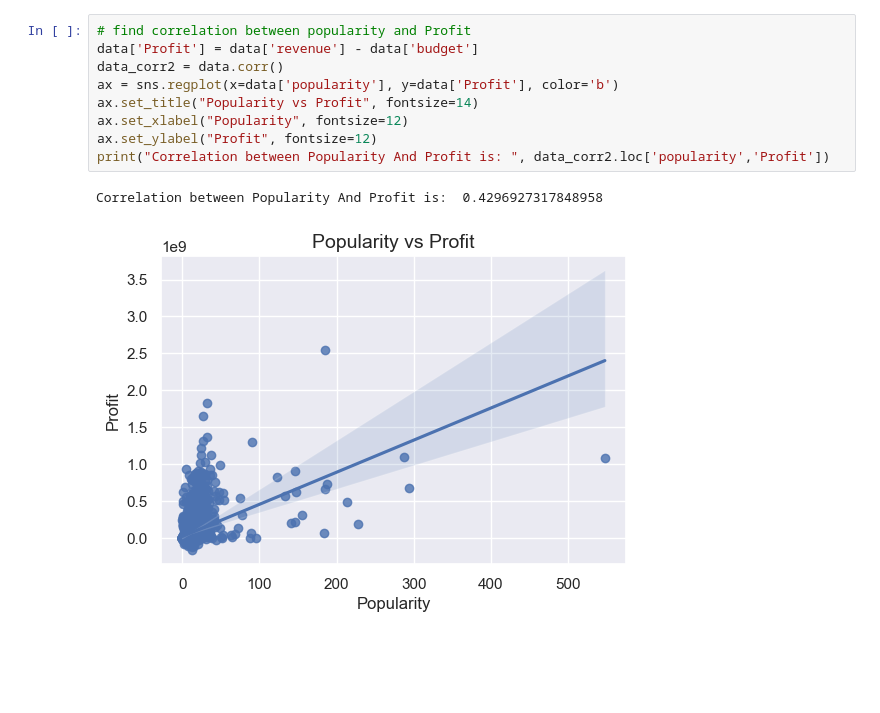
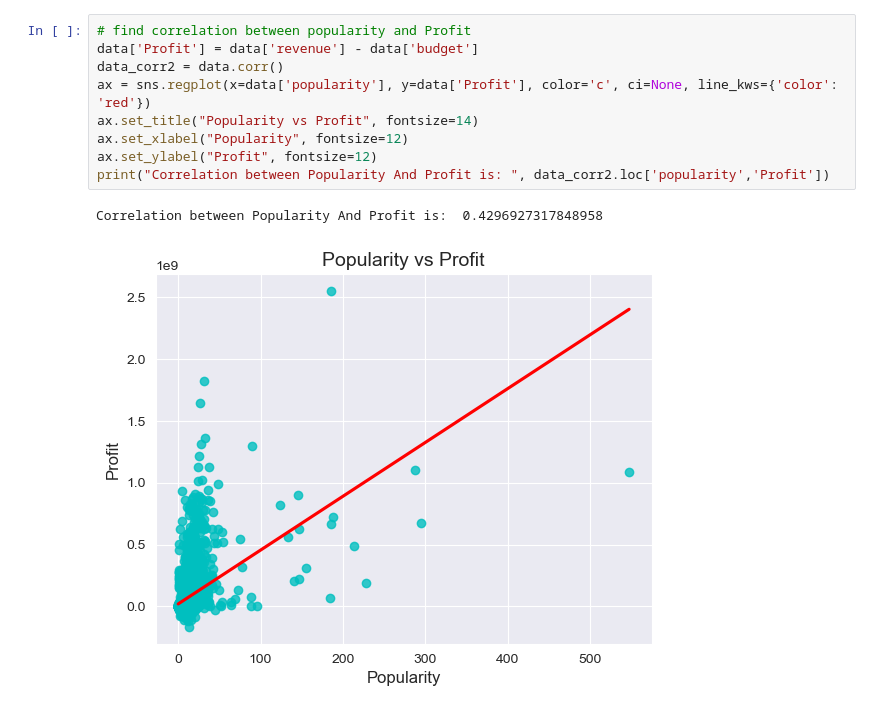
Before and after one commit to MieThorberg/MovieMatch, a Jupyter notebook: MovieRevenueVSBudget.ipynb, the cells around one changed output. Cells and saved outputs as stored; diff of their text form; blank space fills up the shorter version.

```diff
--- a/MovieRevenueVSBudget.ipynb
+++ b/MovieRevenueVSBudget.ipynb
@@ -35,15 +69,15 @@ Text(0, 0.5, 'Budget')
 # %%
 # find correlation between popularity and Profit
 data['Profit'] = data['revenue'] - data['budget']
 data_corr2 = data.corr()
-ax = sns.regplot(x=data['popularity'], y=data['Profit'], color='b')
+ax = sns.regplot(x=data['popularity'], y=data['Profit'], color='c', ci=None, line_kws={'color': 'red'})
 ax.set_title("Popularity vs Profit", fontsize=14)
 ax.set_xlabel("Popularity", fontsize=12)
 ax.set_ylabel("Profit", fontsize=12)
 print("Correlation between Popularity And Profit is: ", data_corr2.loc['popularity','Profit'])
 # %% [output]
 Correlation between Popularity And Profit is:  0.4296927317848958
-[figure, old version]
+[figure, new version]
 # %%
 month_release = data['release_date'].dt.year
 month_release
```
Also changed, not shown: parts of 11 cells of this notebook.
